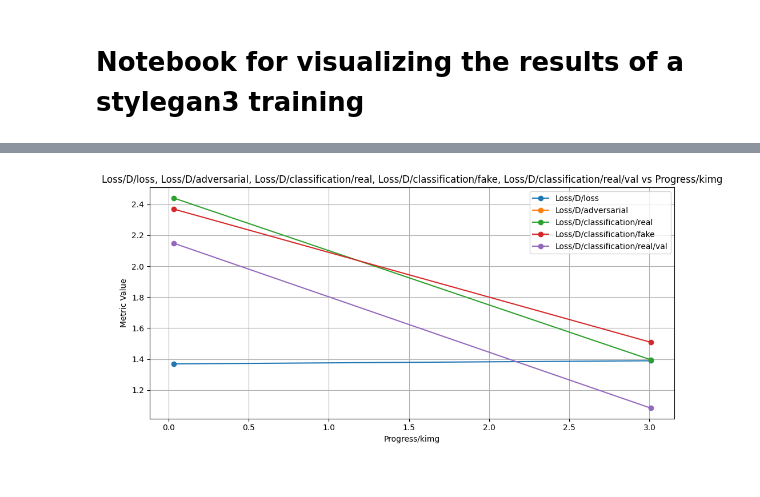
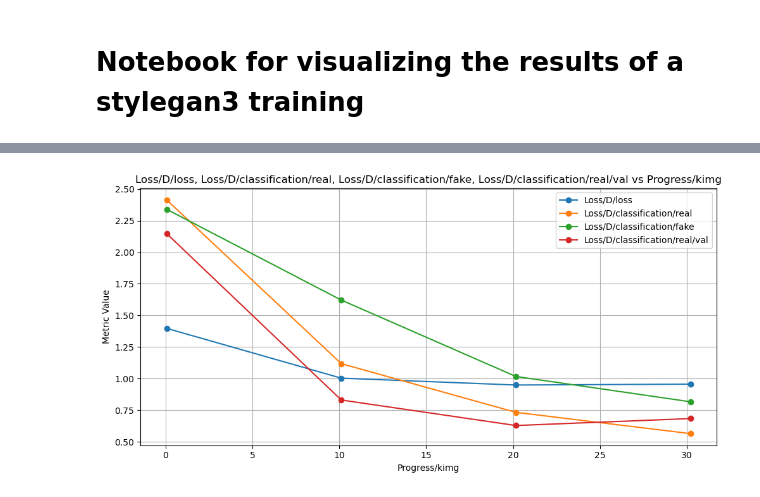
Before and after one commit to antongomez/Conditional-StyleGAN3, a Jupyter notebook: visualize.ipynb, the cells around one changed output, grey strips where cells are left out. Saved outputs shown, nothing was run; the diff lists cells and outputs as text; code cells hidden in the pictures.

Commit message:
Remove total loss from logs and include fake results in visualization notebook

```diff
--- a/visualize.ipynb
+++ b/visualize.ipynb
@@ -4,7 +4,7 @@
 import os, json
 
 results_dir = "training-runs/OITAVEN_TRAIN"
-experiment_name = "00000-stylegan3-t-oitaven_train-gpus1-batch32-gamma0.125"
+experiment_name = "00005-stylegan3-t-oitaven_train-gpus2-batch64-gamma0.125"
 
 file_name = "stats.jsonl"
 training_options_file_name = "training_options.json"
@@ -508,11 +553,16 @@ plot_metric(metrics, metrics=["Loss/D/loss", "Loss/G/loss"], x_axis="Progress/ki
 # %%
 plot_metric(
     data=metrics,
-    metrics=["Loss/D/loss", "Loss/D/adversarial", "Loss/D/classification/real", "Loss/D/classification/fake", "Loss/D/classification/real/val"],
+    metrics=[
+        "Loss/D/loss",
+        "Loss/D/classification/real",
+        "Loss/D/classification/fake",
+        "Loss/D/classification/real/val",
+    ],
     x_axis="Progress/kimg",
 )
 # %% [output]
-[figure, old version]
+[figure, new version]
 # %%
 plot_metric(metrics, metrics=["Loss/scores/fake", "Loss/scores/real"], x_axis="Progress/tick", marker=None)
 plot_metric(metrics, metrics=["Loss/signs/fake", "Loss/signs/real"], x_axis="Progress/tick", marker=None)
```
Also changed, not shown: parts of 10 cells of this notebook, 1 other file.
